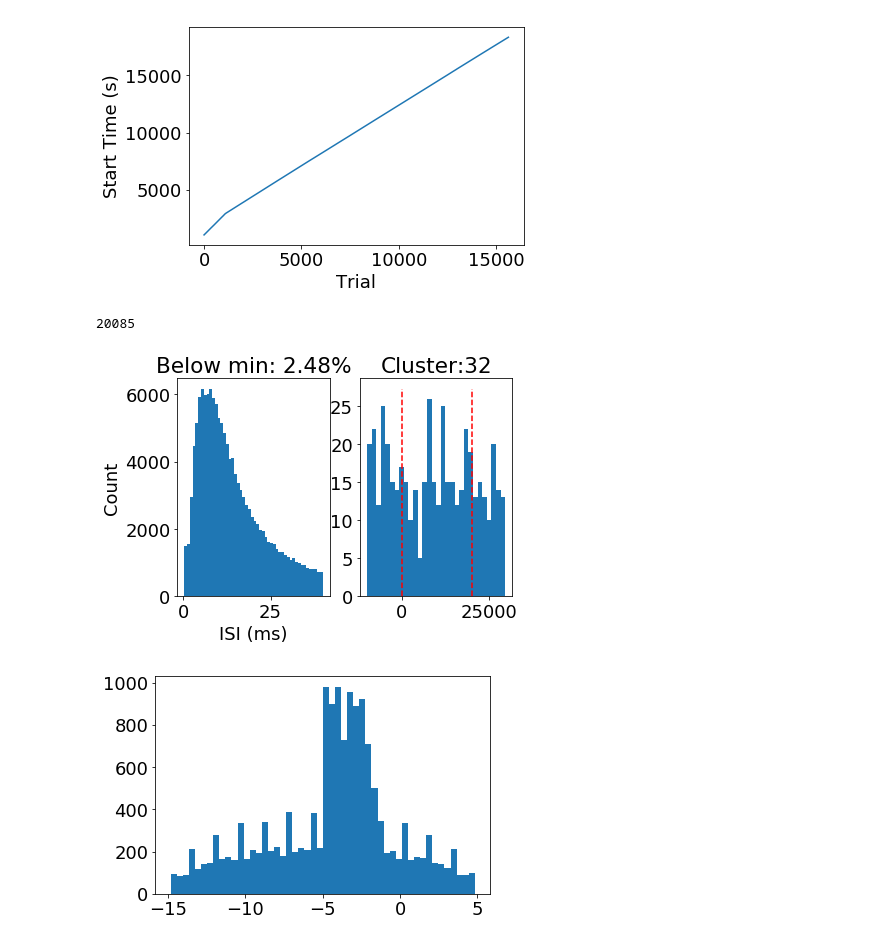
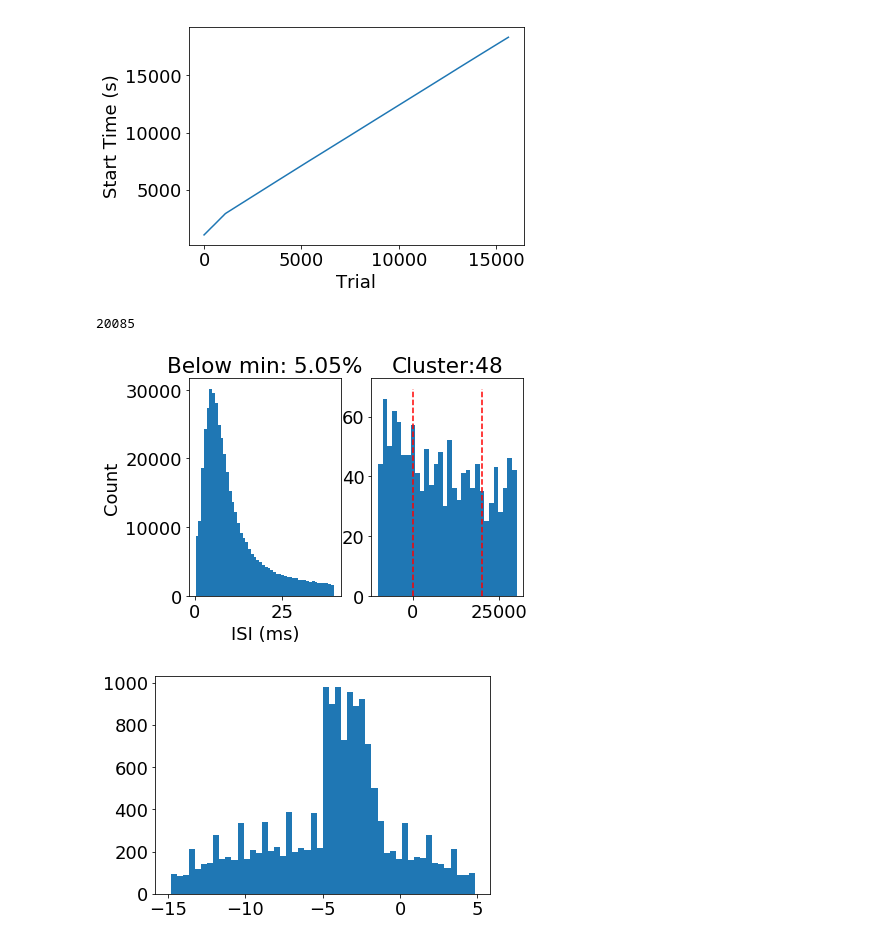
Before and after one commit to TimCSheehan/try_STRF, a Jupyter notebook: attempt_big_grid.ipynb, the cells around one changed output. Drawn from its saved outputs; the diff is of its cells as text; code cells hidden in the pictures.

```diff
--- a/attempt_big_grid.ipynb
+++ b/attempt_big_grid.ipynb
@@ -180,10 +159,10 @@ def get_ISI(spk_times):
     return d_spk
 min_thresh = 2*40 # 2 ms
 # %%
-cluster_sum(spks,grid_trials,clust_use=0,x_use=45)
+cluster_sum(spks,grid_trials,clust_use=11,x_use=45)
 # %% [output]
 20085
-[figure, old version]
+[figure, new version]
 # %%
 good_units = np.array([0,3,5,11,16])
 # %%
```
Also changed, not shown: parts of 18 cells of this notebook, 3 other files.
